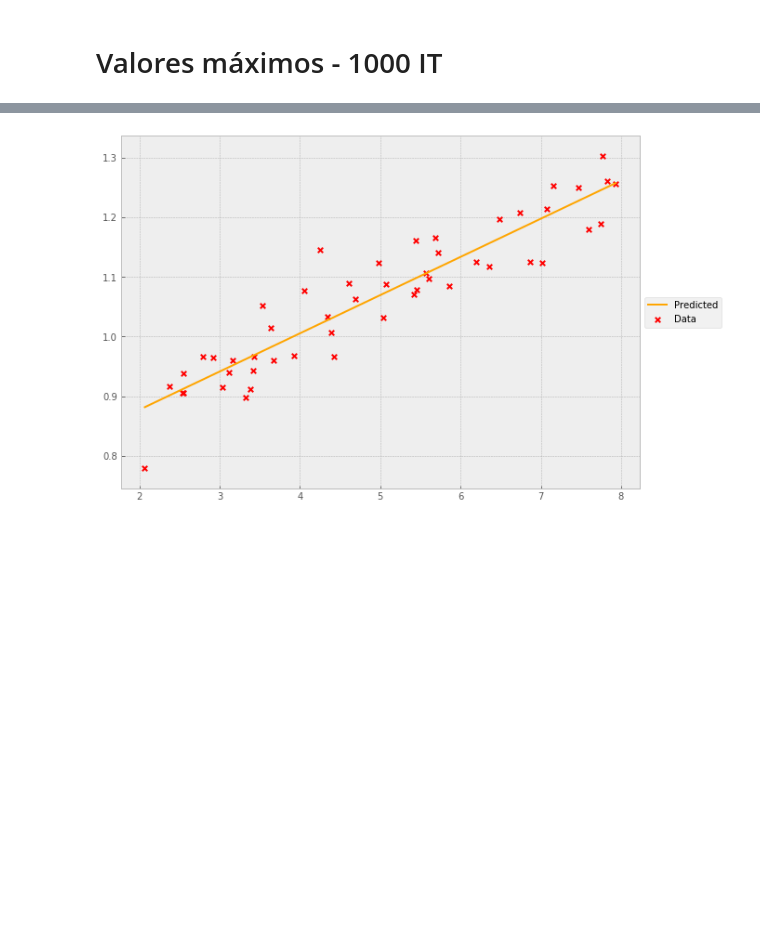
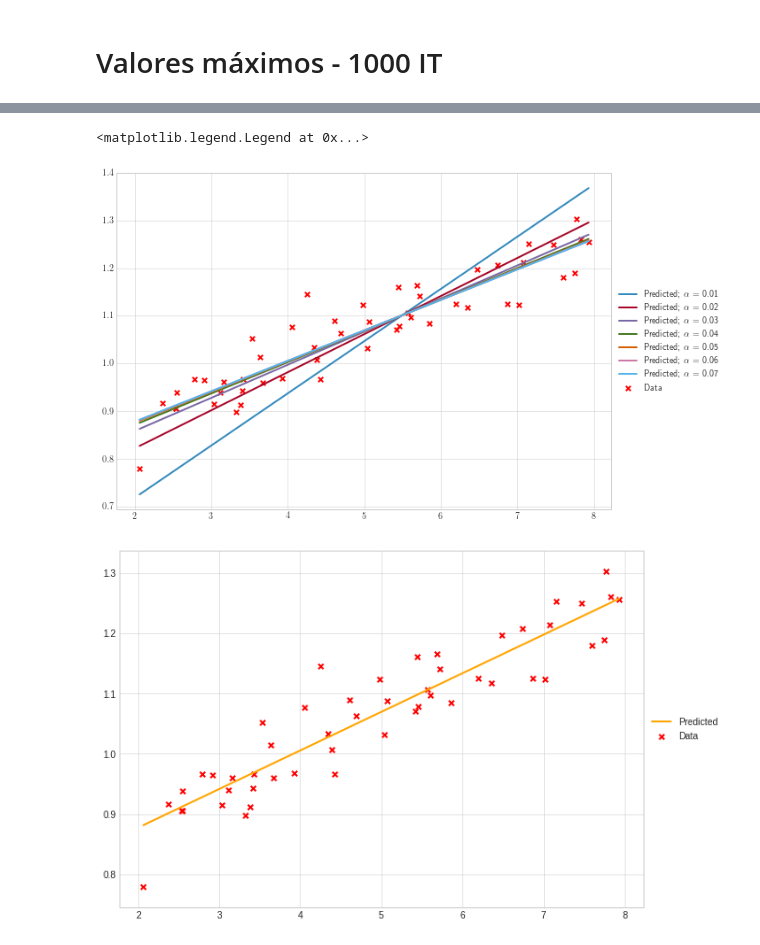
Before and after one commit to danbailo/T1-Inteligencia-Artificial, a Jupyter notebook: src/Trabalho 1 - Inteligência Artificial.ipynb, the cells around one changed output, grey strips where cells are left out. Saved outputs shown, nothing was run; the diff lists cells and outputs as text; code cells hidden in the pictures; blank space fills up the shorter version.

```diff
--- a/src/Trabalho 1 - Inteligência Artificial.ipynb
+++ b/src/Trabalho 1 - Inteligência Artificial.ipynb
@@ -326,7 +333,19 @@ _, new_theta = linear_regression(num_it=NUM_IT, alpha=alpha, theta=initial_theta
+# %%
+plt.style.use('seaborn-whitegrid')
+plt.scatter(x,y, label= 'Data', s=30, marker='x', c='r')
+for k,v in theta_values.items():
+    plt.plot(x, [v[0]+(v[1]*i) for i in x], label= r'Predicted; $\alpha$ = '+str(k))
+plt.legend(loc='center left', bbox_to_anchor=(1.0, 0.5))
+# %% [output]
+<matplotlib.legend.Legend at 0x...>
+[figure, added]
 # %%
+alpha = 0.07
+_, new_theta = linear_regression(num_it=NUM_IT, alpha=alpha, theta=initial_theta)
+
 plt.scatter(x,y, label= 'Data', s=30, marker='x', c='r')
 plt.plot(x, [new_theta[0]+(new_theta[1]*i) for i in x], label= 'Predicted', c='orange')
 plt.legend(loc='center left', bbox_to_anchor=(1.0, 0.5))
 plt.savefig(os.path.join('..','imgs/')+'FINAL_predicted.pdf', bbox_inches='tight')
 # %% [output]
-[figure, old version]
+[figure, new version]
```
Also changed, not shown: parts of 4 cells of this notebook.
